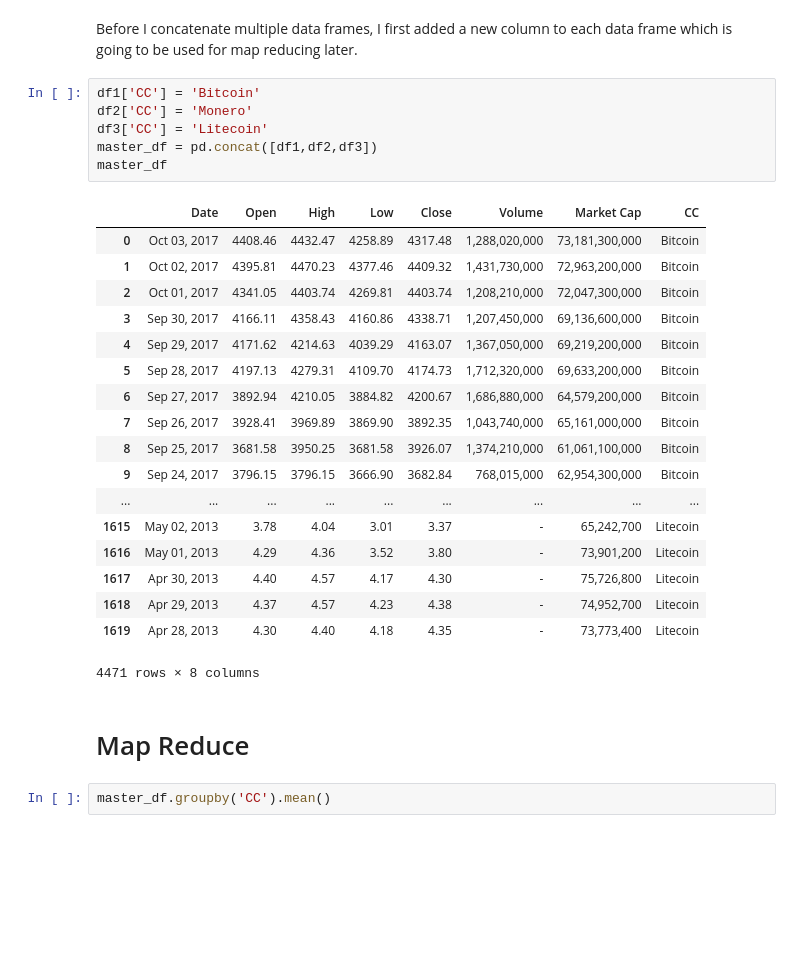
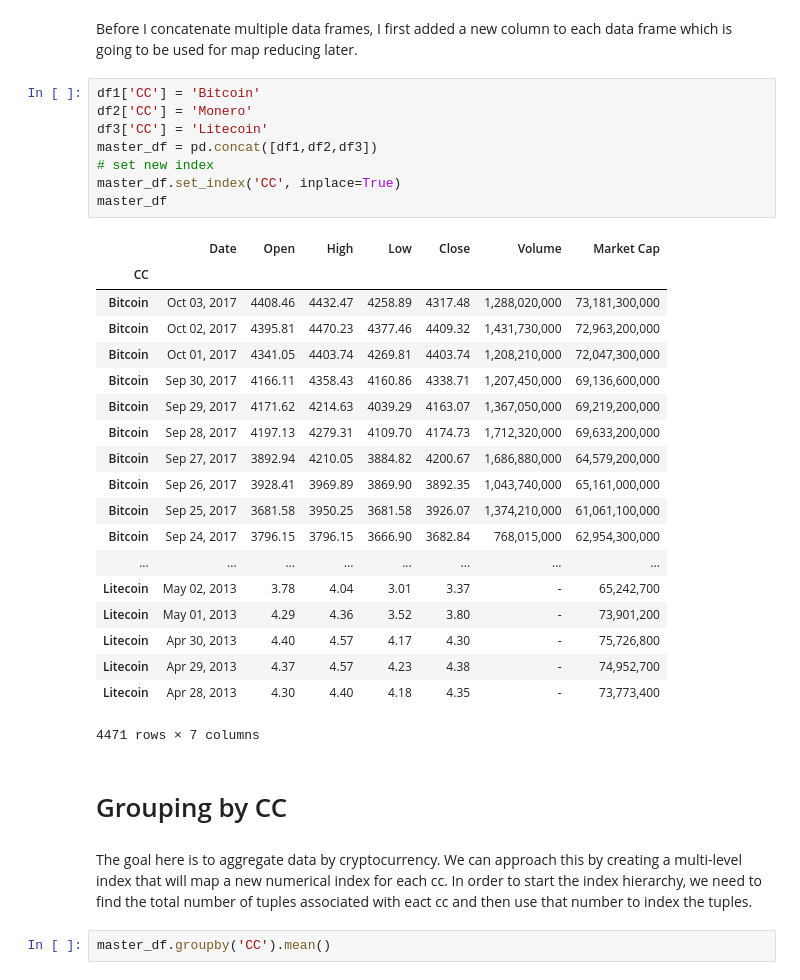
Before and after one commit to kayne10/Crypto-Pirates, a Jupyter notebook: pandas_scripts/MasterDataFrame.ipynb, the cells around one changed output. Drawn from its saved outputs; the diff is of its cells as text; blank space fills up the shorter version.

Commit message:
Discovered more trends after processing data.

```diff
--- a/pandas_scripts/MasterDataFrame.ipynb
+++ b/pandas_scripts/MasterDataFrame.ipynb
@@ -45,30 +45,35 @@ Before I concatenate multiple data frames, I first added a new column to each da
 # %%
 df1['CC'] = 'Bitcoin'
 df2['CC'] = 'Monero'
 df3['CC'] = 'Litecoin'
 master_df = pd.concat([df1,df2,df3])
+# set new index
+master_df.set_index('CC', inplace=True)
 master_df
 # %% [output]
-|  | Date | Open | High | Low | Close | Volume | Market Cap | CC |
-| 0 | Oct 03, 2017 | 4408.46 | 4432.47 | 4258.89 | 4317.48 | 1,288,020,000 | 73,181,300,000 | Bitcoin |
-| 1 | Oct 02, 2017 | 4395.81 | 4470.23 | 4377.46 | 4409.32 | 1,431,730,000 | 72,963,200,000 | Bitcoin |
-| 2 | Oct 01, 2017 | 4341.05 | 4403.74 | 4269.81 | 4403.74 | 1,208,210,000 | 72,047,300,000 | Bitcoin |
-| 3 | Sep 30, 2017 | 4166.11 | 4358.43 | 4160.86 | 4338.71 | 1,207,450,000 | 69,136,600,000 | Bitcoin |
-| 4 | Sep 29, 2017 | 4171.62 | 4214.63 | 4039.29 | 4163.07 | 1,367,050,000 | 69,219,200,000 | Bitcoin |
-| 5 | Sep 28, 2017 | 4197.13 | 4279.31 | 4109.70 | 4174.73 | 1,712,320,000 | 69,633,200,000 | Bitcoin |
-| 6 | Sep 27, 2017 | 3892.94 | 4210.05 | 3884.82 | 4200.67 | 1,686,880,000 | 64,579,200,000 | Bitcoin |
-| 7 | Sep 26, 2017 | 3928.41 | 3969.89 | 3869.90 | 3892.35 | 1,043,740,000 | 65,161,000,000 | Bitcoin |
-| 8 | Sep 25, 2017 | 3681.58 | 3950.25 | 3681.58 | 3926.07 | 1,374,210,000 | 61,061,100,000 | Bitcoin |
-| 9 | Sep 24, 2017 | 3796.15 | 3796.15 | 3666.90 | 3682.84 | 768,015,000 | 62,954,300,000 | Bitcoin |
-| ... | ... | ... | ... | ... | ... | ... | ... | ... |
-| 1615 | May 02, 2013 | 3.78 | 4.04 | 3.01 | 3.37 | - | 65,242,700 | Litecoin |
-| 1616 | May 01, 2013 | 4.29 | 4.36 | 3.52 | 3.80 | - | 73,901,200 | Litecoin |
-| 1617 | Apr 30, 2013 | 4.40 | 4.57 | 4.17 | 4.30 | - | 75,726,800 | Litecoin |
-| 1618 | Apr 29, 2013 | 4.37 | 4.57 | 4.23 | 4.38 | - | 74,952,700 | Litecoin |
-| 1619 | Apr 28, 2013 | 4.30 | 4.40 | 4.18 | 4.35 | - | 73,773,400 | Litecoin |
+|  | Date | Open | High | Low | Close | Volume | Market Cap |
+| CC |  |  |  |  |  |  |  |
+| Bitcoin | Oct 03, 2017 | 4408.46 | 4432.47 | 4258.89 | 4317.48 | 1,288,020,000 | 73,181,300,000 |
+| Bitcoin | Oct 02, 2017 | 4395.81 | 4470.23 | 4377.46 | 4409.32 | 1,431,730,000 | 72,963,200,000 |
+| Bitcoin | Oct 01, 2017 | 4341.05 | 4403.74 | 4269.81 | 4403.74 | 1,208,210,000 | 72,047,300,000 |
+| Bitcoin | Sep 30, 2017 | 4166.11 | 4358.43 | 4160.86 | 4338.71 | 1,207,450,000 | 69,136,600,000 |
+| Bitcoin | Sep 29, 2017 | 4171.62 | 4214.63 | 4039.29 | 4163.07 | 1,367,050,000 | 69,219,200,000 |
+| Bitcoin | Sep 28, 2017 | 4197.13 | 4279.31 | 4109.70 | 4174.73 | 1,712,320,000 | 69,633,200,000 |
+| Bitcoin | Sep 27, 2017 | 3892.94 | 4210.05 | 3884.82 | 4200.67 | 1,686,880,000 | 64,579,200,000 |
+| Bitcoin | Sep 26, 2017 | 3928.41 | 3969.89 | 3869.90 | 3892.35 | 1,043,740,000 | 65,161,000,000 |
+| Bitcoin | Sep 25, 2017 | 3681.58 | 3950.25 | 3681.58 | 3926.07 | 1,374,210,000 | 61,061,100,000 |
+| Bitcoin | Sep 24, 2017 | 3796.15 | 3796.15 | 3666.90 | 3682.84 | 768,015,000 | 62,954,300,000 |
+| ... | ... | ... | ... | ... | ... | ... | ... |
+| Litecoin | May 02, 2013 | 3.78 | 4.04 | 3.01 | 3.37 | - | 65,242,700 |
+| Litecoin | May 01, 2013 | 4.29 | 4.36 | 3.52 | 3.80 | - | 73,901,200 |
+| Litecoin | Apr 30, 2013 | 4.40 | 4.57 | 4.17 | 4.30 | - | 75,726,800 |
+| Litecoin | Apr 29, 2013 | 4.37 | 4.57 | 4.23 | 4.38 | - | 74,952,700 |
+| Litecoin | Apr 28, 2013 | 4.30 | 4.40 | 4.18 | 4.35 | - | 73,773,400 |
-4471 rows × 8 columns
+4471 rows × 7 columns
-# %% [markdown]
-# Map Reduce
+# %% [markdown]
+# Grouping by CC
+# %% [markdown]
+The goal here is to aggregate data by cryptocurrency. We can approach this by creating a multi-level index that will map a new numerical index for each cc. In order to start the index hierarchy, we need to find the total number of tuples associated with eact cc and then use that number to index the tuples.
 # %%
 master_df.groupby('CC').mean()
 # %% [output]
```
Also changed, not shown: parts of 7 cells of this notebook, 1 other file.
